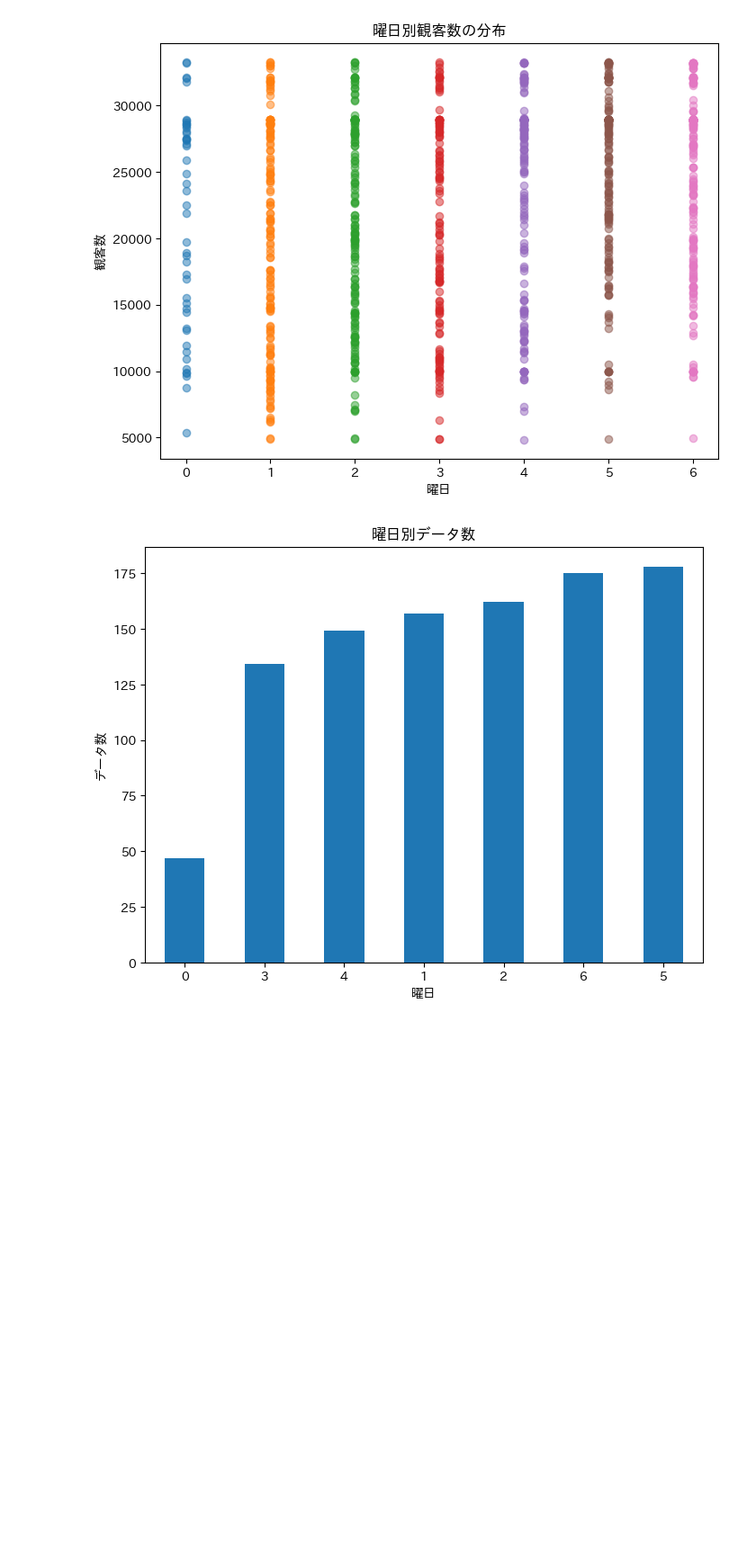
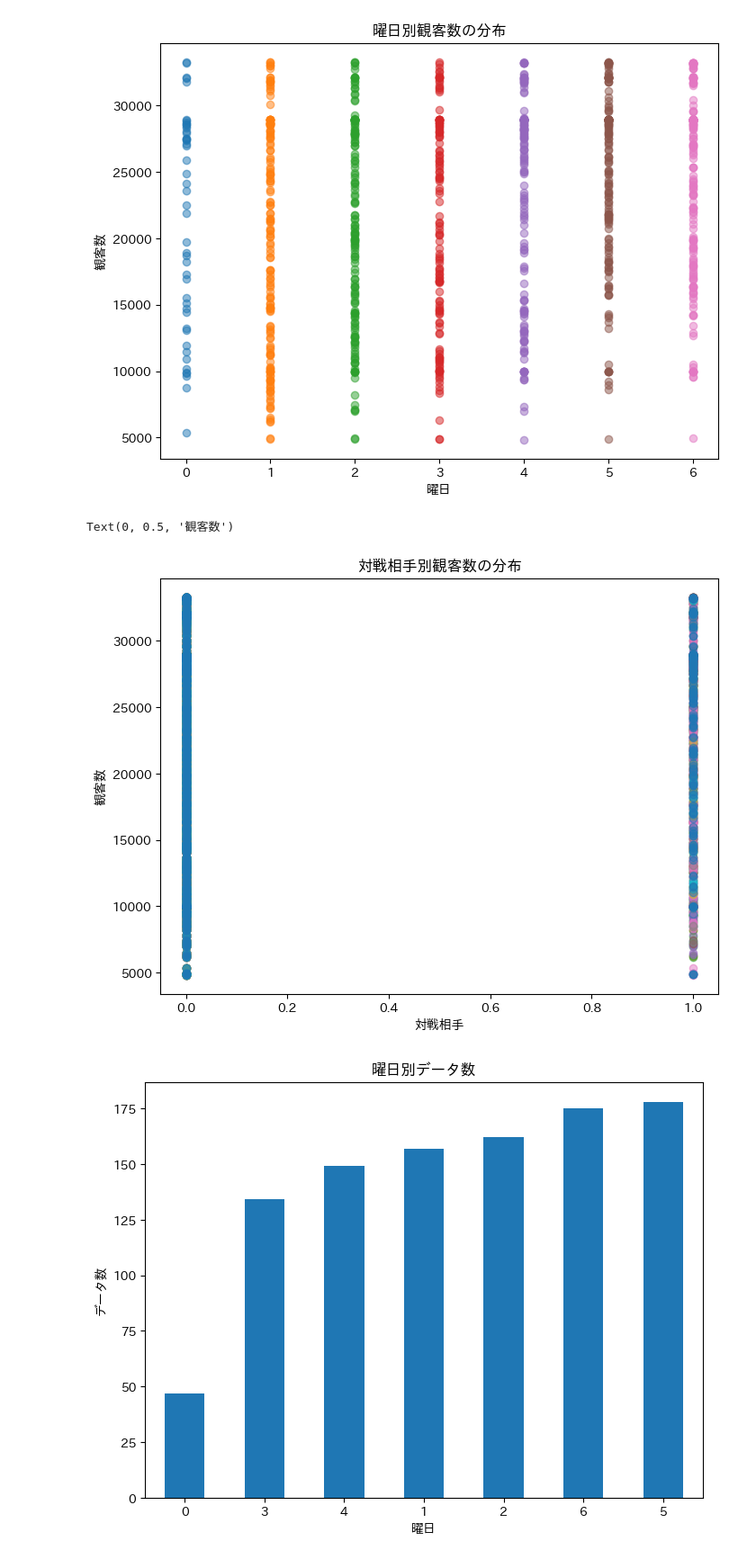
Before and after one commit to tsyu12345/Class_DataScienceEX, a Jupyter notebook: 最終課題用/report-23vr008n.ipynb, the cells around one changed output. Shown at 90% size. Saved outputs shown, nothing was run; the diff lists cells and outputs as text; code cells hidden in the pictures; blank space fills up the shorter version.

```diff
--- a/最終課題用/report-23vr008n.ipynb
+++ b/最終課題用/report-23vr008n.ipynb
@@ -242,6 +244,21 @@ plt.ylabel("観客数")
 # %% [output]
 Text(0, 0.5, '観客数')
 [figure]
+# %%
+# 対戦相手と観客数の散布図
+
+teams = df_encoded.columns[df_encoded.columns.str.startswith('対戦相手_')]
+audiences = df_encoded['観客数']
+
+plt.figure(figsize=(8, 6))
+for team in teams:
+    plt.scatter(df_encoded[team], audiences, alpha=0.5)
+plt.title("対戦相手別観客数の分布")
+plt.xlabel("対戦相手")
+plt.ylabel("観客数")
+# %% [output]
+Text(0, 0.5, '観客数')
+[figure, added]
 # %%
 #曜日別データの可視化
 day_counts = df_encoded['曜日'].value_counts().sort_values()
```
Also changed, not shown: parts of 11 cells of this notebook, 1 other file.
